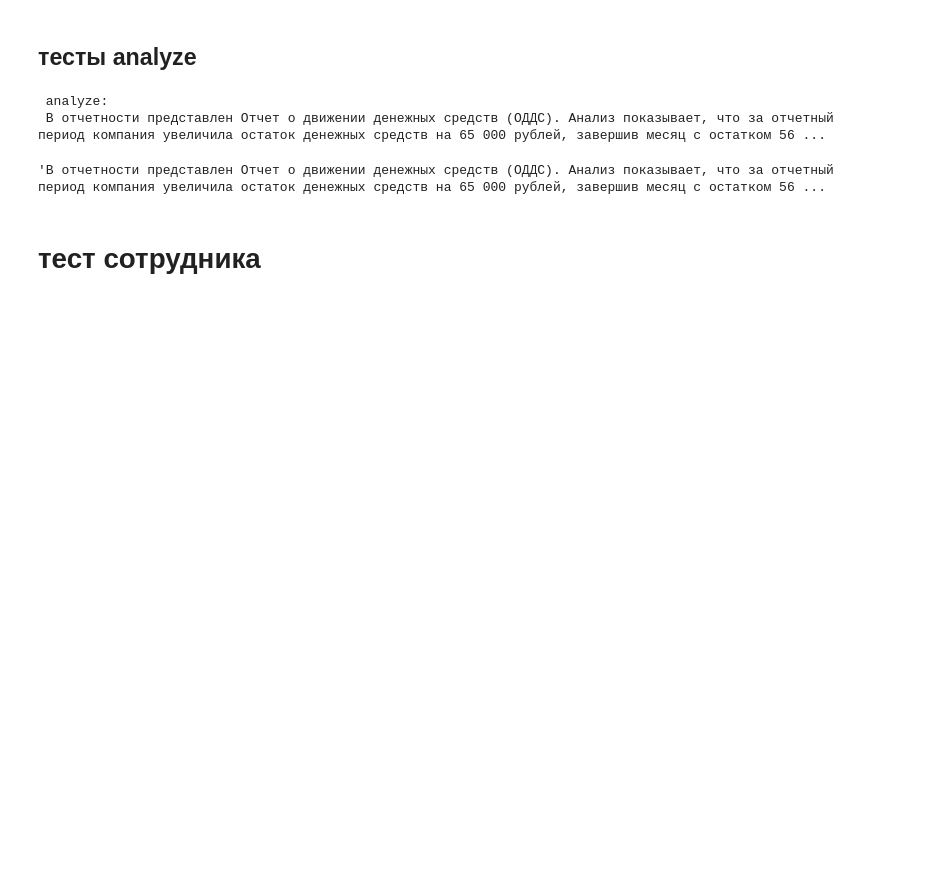
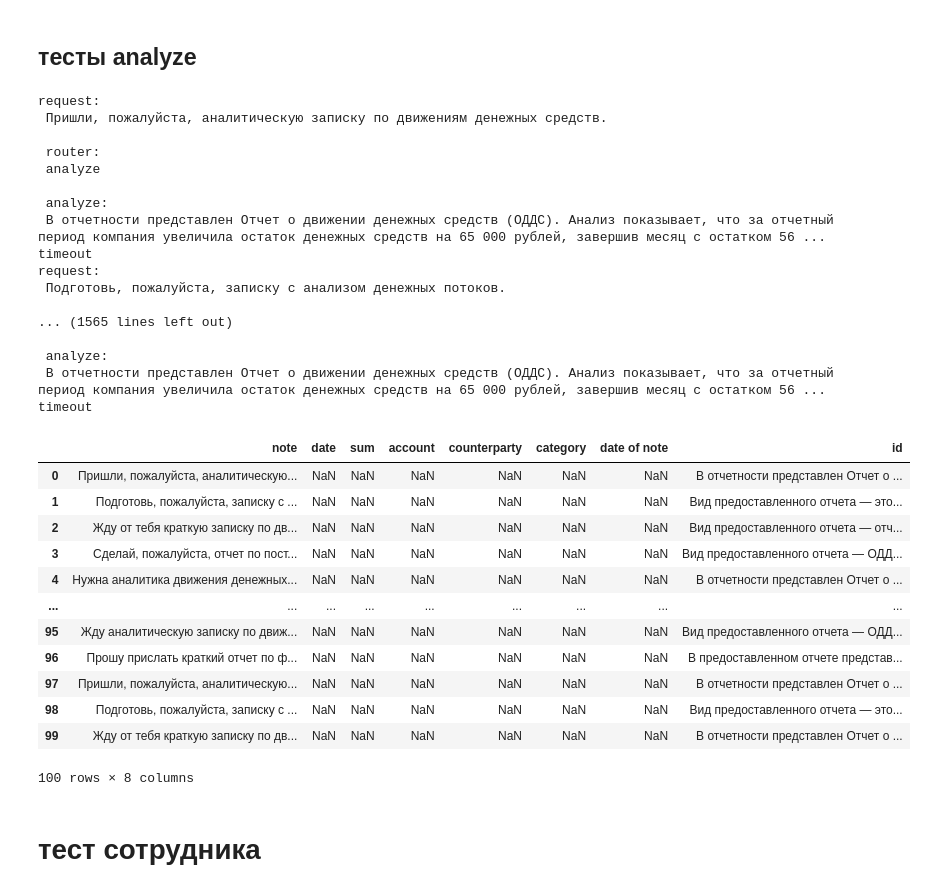
Before and after one commit to Rodion-AI/p_choa, a Jupyter notebook: project_choa/src/project_choa/notebook/choa.ipynb, the cells around one changed output. Saved outputs shown, nothing was run; the diff lists cells and outputs as text; code cells hidden in the pictures; blank space fills up the shorter version.

Commit message:
test_98; test_analyze_96; final version

```diff
--- a/project_choa/src/project_choa/notebook/choa.ipynb
+++ b/project_choa/src/project_choa/notebook/choa.ipynb
@@ -155,6 +155,22 @@ def note_to_sheet(lst, note, df):
 
     # сохранение значении в документ
     df.to_csv('test.csv', index=False)
+# %%
+# функция для заполнения таблицы полученной аналитикой
+def analyze_to_sheet(input, note, df):
+    # индексы для ввода дынных
+    index_row = len(df)
+    note = str(note)
+    input = str(input)
+
+    # записываем значение в таблицу
+    df.loc[index_row] = {
+        'note':input,
+        'id':note
+    }
+
+    # сохранение занчении в документ
+    df.to_csv('test_analyze.csv', index=False)
 # %% [markdown]
 # агенты
 # %% [markdown]
@@ -700,7 +715,8 @@ def run_dialog(text, total_summary=''):
         elif 'analyze' in output:
 
             out_answer = analyze(system_for_analyze, model_for_analyze,
-                                    temperature_for_analyze, text)
+                                    temperature_for_analyze, df_sheet)
+            analyze_to_sheet(text, out_answer, df_total)
 
             # вывод ответа агента - аналитика
             return out_answer
@@ -807,10 +761,36 @@ timeout
 df_total.to_csv('test_ask.csv', index=False)
 # %% [markdown]
 ## тесты analyze
-# %%
-# тестирование агента - analyze
-analyze(system_for_analyze, model_for_analyze, temperature_for_analyze, df_sheet)
-# %% [output]
- analyze:
- В отчетности представлен Отчет о движении денежных средств (ОДДС). Анализ показывает, что за отчетный период компания увеличила остаток денежных средств на 65 000 рублей, завершив месяц с остатком 56 ...
-'В отчетности представлен Отчет о движении денежных средств (ОДДС). Анализ показывает, что за отчетный период компания увеличила остаток денежных средств на 65 000 рублей, завершив месяц с остатком 56 ...
+# %%
+test(df_analyze, df_total)
+# %% [output]
+request:
+ Пришли, пожалуйста, аналитическую записку по движениям денежных средств.
+
+ router:
+ analyze
+
+ analyze:
+ В отчетности представлен Отчет о движении денежных средств (ОДДС). Анализ показывает, что за отчетный период компания увеличила остаток денежных средств на 65 000 рублей, завершив месяц с остатком 56 ...
+timeout
+request:
+ Подготовь, пожалуйста, записку с анализом денежных потоков.
+
+... (1565 lines left out)
+
+ analyze:
+ В отчетности представлен Отчет о движении денежных средств (ОДДС). Анализ показывает, что за отчетный период компания увеличила остаток денежных средств на 65 000 рублей, завершив месяц с остатком 56 ...
+timeout
+|  | note | date | sum | account | counterparty | category | date of note | id |
+| 0 | Пришли, пожалуйста, аналитическую... | NaN | NaN | NaN | NaN | NaN | NaN | В отчетности представлен Отчет о ... |
+| 1 | Подготовь, пожалуйста, записку с ... | NaN | NaN | NaN | NaN | NaN | NaN | Вид предоставленного отчета — это... |
+| 2 | Жду от тебя краткую записку по дв... | NaN | NaN | NaN | NaN | NaN | NaN | Вид предоставленного отчета — отч... |
+| 3 | Сделай, пожалуйста, отчет по пост... | NaN | NaN | NaN | NaN | NaN | NaN | Вид предоставленного отчета — ОДД... |
+| 4 | Нужна аналитика движения денежных... | NaN | NaN | NaN | NaN | NaN | NaN | В отчетности представлен Отчет о ... |
+| ... | ... | ... | ... | ... | ... | ... | ... | ... |
+| 95 | Жду аналитическую записку по движ... | NaN | NaN | NaN | NaN | NaN | NaN | Вид предоставленного отчета — ОДД... |
+| 96 | Прошу прислать краткий отчет по ф... | NaN | NaN | NaN | NaN | NaN | NaN | В предоставленном отчете представ... |
+| 97 | Пришли, пожалуйста, аналитическую... | NaN | NaN | NaN | NaN | NaN | NaN | В отчетности представлен Отчет о ... |
+| 98 | Подготовь, пожалуйста, записку с ... | NaN | NaN | NaN | NaN | NaN | NaN | Вид предоставленного отчета — это... |
+| 99 | Жду от тебя краткую записку по дв... | NaN | NaN | NaN | NaN | NaN | NaN | В отчетности представлен Отчет о ... |
+100 rows × 8 columns
```
Also changed, not shown: parts of 5 cells of this notebook, 6 other files.
